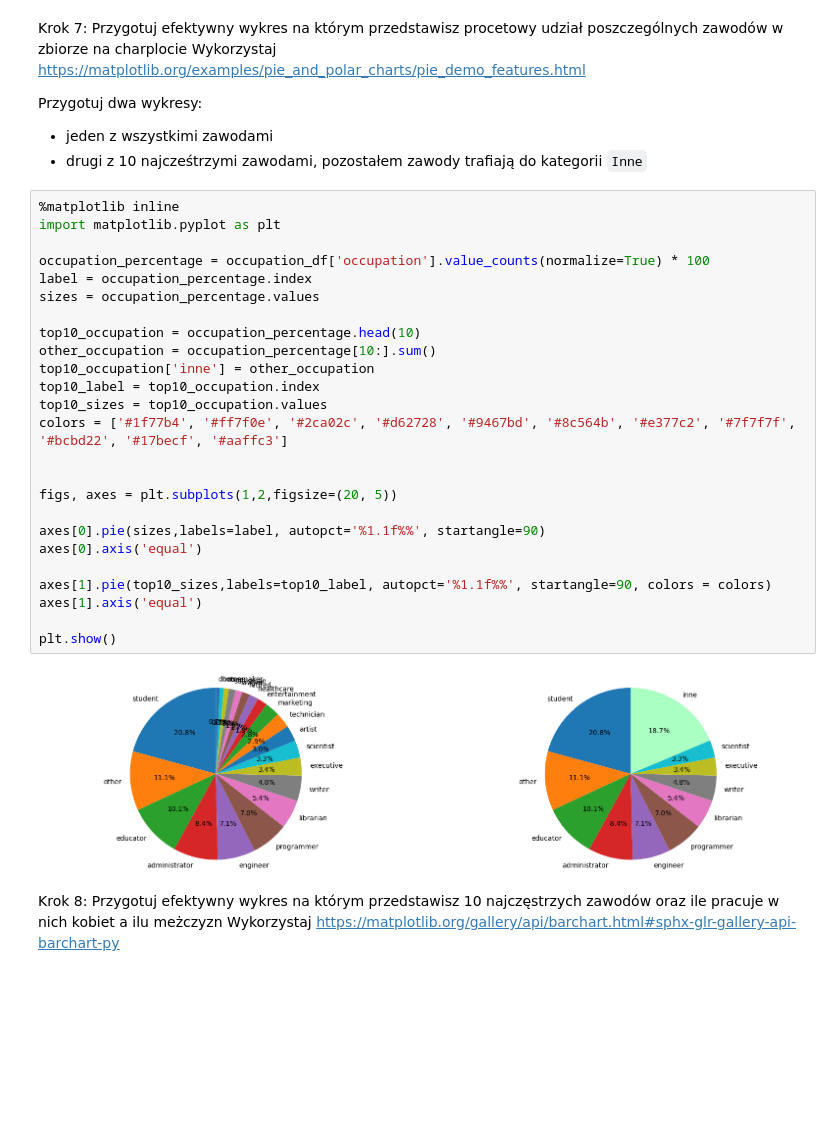
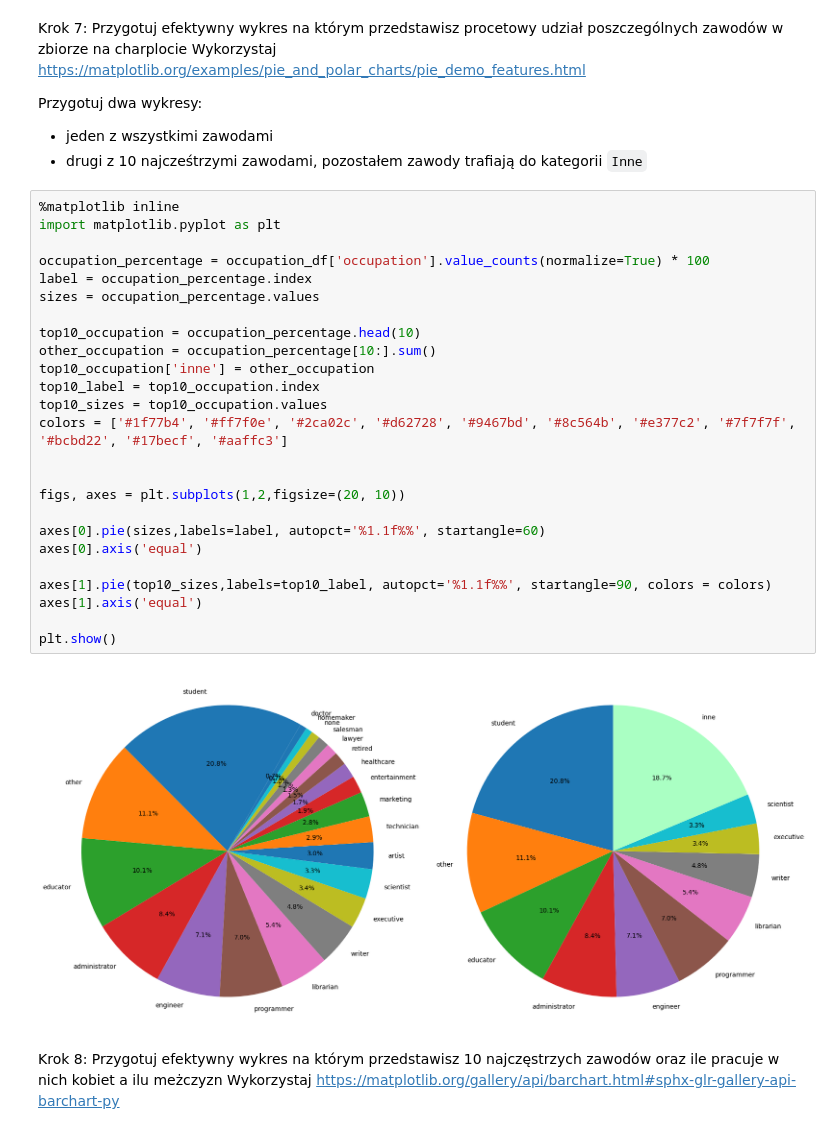
Before and after one commit to xFloly/effective_python, a Jupyter notebook: lab12.ipynb, the cells around one changed output. Saved outputs shown, nothing was run; the diff lists cells and outputs as text; blank space fills up the shorter version.

```diff
--- a/lab12.ipynb
+++ b/lab12.ipynb
@@ -263,30 +263,30 @@ Przygotuj dwa wykresy:
 # %%
 %matplotlib inline
 import matplotlib.pyplot as plt
 
 occupation_percentage = occupation_df['occupation'].value_counts(normalize=True) * 100
 label = occupation_percentage.index
 sizes = occupation_percentage.values
 
 top10_occupation = occupation_percentage.head(10)
 other_occupation = occupation_percentage[10:].sum()
 top10_occupation['inne'] = other_occupation
 top10_label = top10_occupation.index
 top10_sizes = top10_occupation.values
 colors = ['#1f77b4', '#ff7f0e', '#2ca02c', '#d62728', '#9467bd', '#8c564b', '#e377c2', '#7f7f7f', '#bcbd22', '#17becf', '#aaffc3']
 
 
-figs, axes = plt.subplots(1,2,figsize=(20, 5))
+figs, axes = plt.subplots(1,2,figsize=(20, 10))
 
-axes[0].pie(sizes,labels=label, autopct='%1.1f%%', startangle=90)
+axes[0].pie(sizes,labels=label, autopct='%1.1f%%', startangle=60)
 axes[0].axis('equal')
 
 axes[1].pie(top10_sizes,labels=top10_label, autopct='%1.1f%%', startangle=90, colors = colors)
 axes[1].axis('equal')
 
 plt.show()
 # %% [output]
-[figure, old version]
+[figure, new version]
 # %% [markdown]
 Krok 8: Przygotuj efektywny wykres na którym przedstawisz 10 najczęstrzych zawodów oraz ile pracuje w nich kobiet a ilu meżczyzn
 Wykorzystaj https://matplotlib.org/gallery/api/barchart.html#sphx-glr-gallery-api-barchart-py
```
Also changed, not shown: parts of 1 cell of this notebook.
